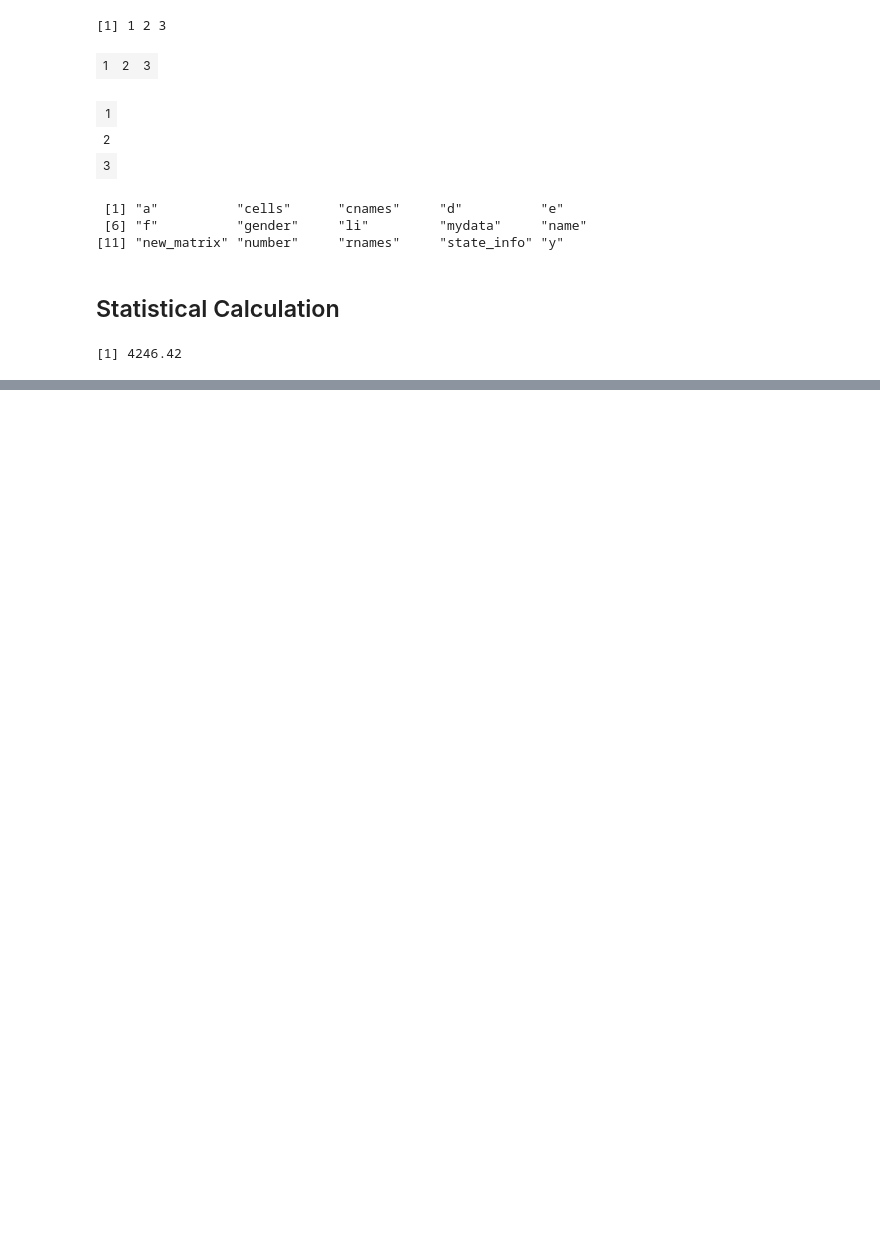
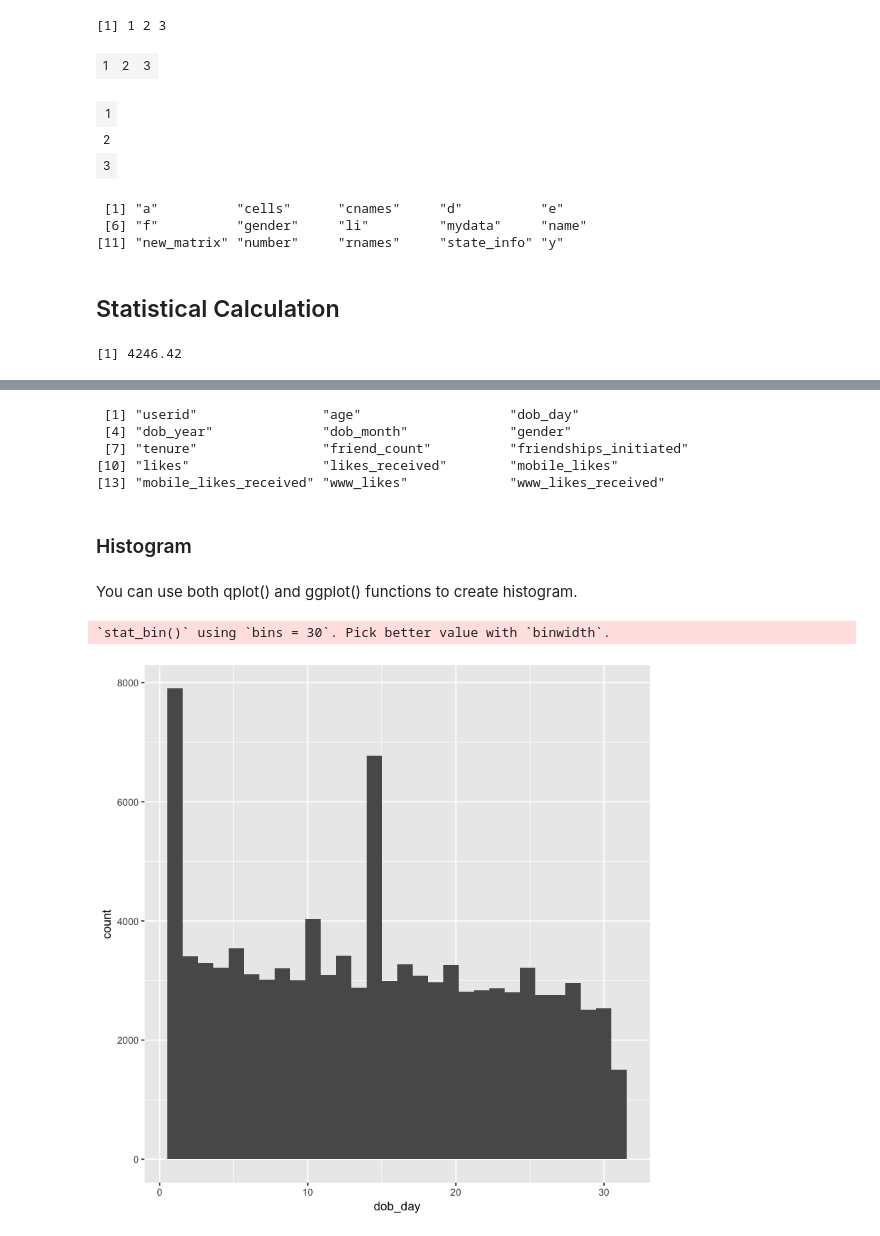
Before and after one commit to mukerong/Toolkit, a Jupyter notebook: R/R-Basics.ipynb, the cells around one changed output, grey strips where cells are left out. Saved outputs shown, nothing was run; the diff lists cells and outputs as text; code cells hidden in the pictures; blank space fills up the shorter version.

Commit message:
docs: Add more details on ggplot2

```diff
--- a/R/R-Basics.ipynb
+++ b/R/R-Basics.ipynb
@@ -568,0 +577,19 @@ mean(state_info$population)
+# %%
+pf <- read.csv('pseudo_facebook.tsv', sep='\t')
+# %%
+names(pf)
+# %% [output]
+ [1] "userid"                "age"                   "dob_day"
+ [4] "dob_year"              "dob_month"             "gender"
+ [7] "tenure"                "friend_count"          "friendships_initiated"
+[10] "likes"                 "likes_received"        "mobile_likes"
+[13] "mobile_likes_received" "www_likes"             "www_likes_received"
+# %% [markdown]
+### Histogram
+# %% [markdown]
+You can use both qplot() and ggplot() functions to create histogram.
+# %%
+qplot(data=pf, x=dob_day)
+# %% [output]
+`stat_bin()` using `bins = 30`. Pick better value with `binwidth`.
+[figure, added]
```
Also changed, not shown: parts of 12 cells of this notebook.
